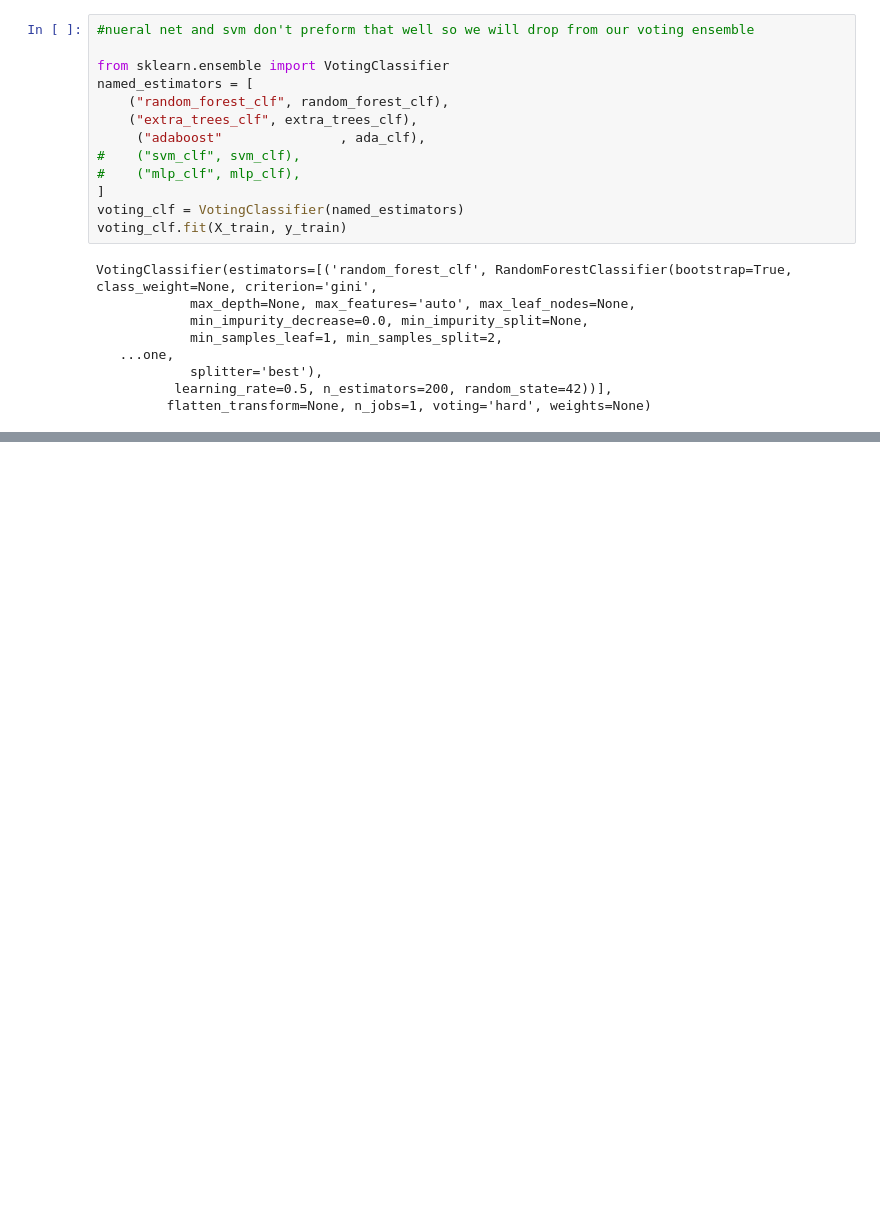
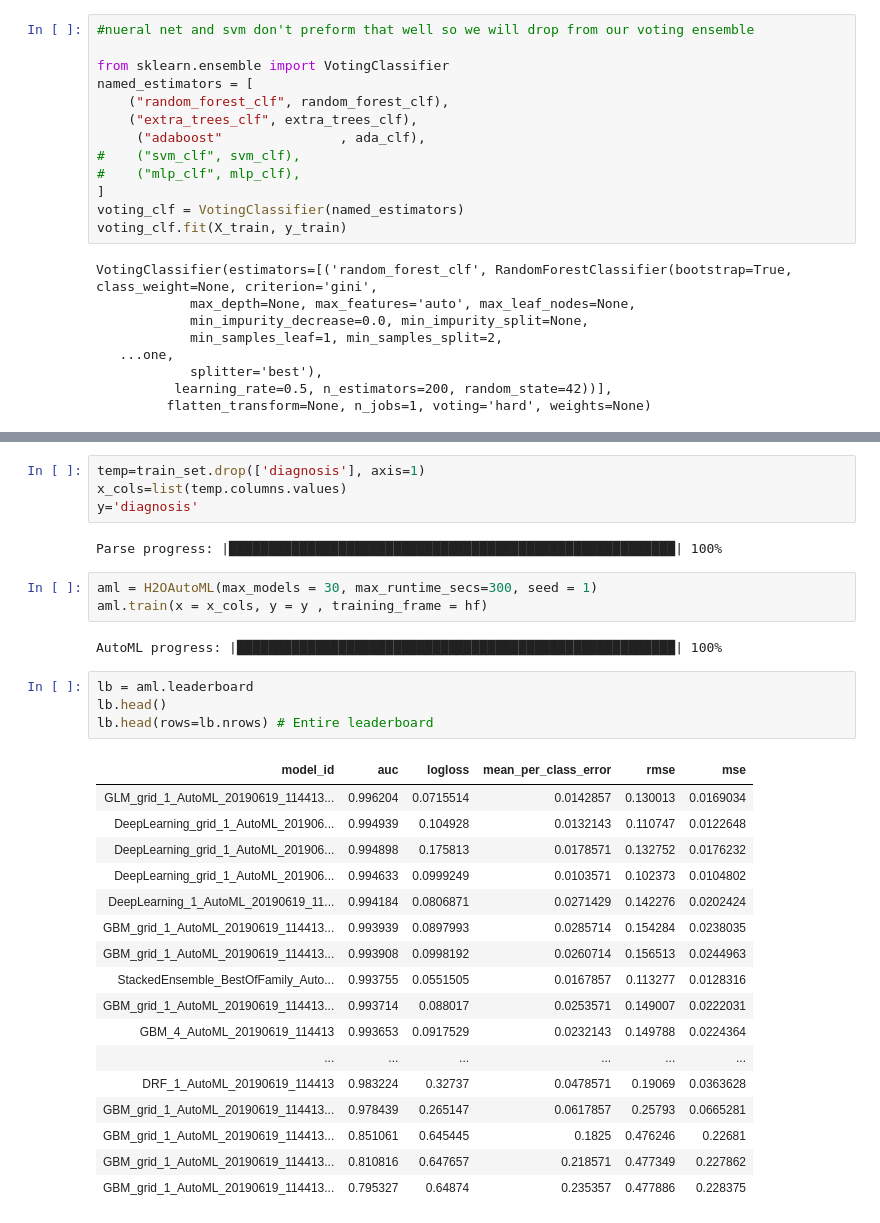
Before and after one commit to tommycon/Breast-Cancer-Prediction, a Jupyter notebook: Breast Cancer Prediction.ipynb, the cells around one changed output, grey strips where cells are left out. Saved outputs shown, nothing was run; the diff lists cells and outputs as text; blank space fills up the shorter version.

```diff
--- a/Breast Cancer Prediction.ipynb
+++ b/Breast Cancer Prediction.ipynb
@@ -385,0 +409,33 @@ array([[66,  0],
+# %%
+temp=train_set.drop(['diagnosis'], axis=1)
+x_cols=list(temp.columns.values)
+y='diagnosis'
+# %% [output]
+Parse progress: |█████████████████████████████████████████████████████████| 100%
+# %%
+aml = H2OAutoML(max_models = 30, max_runtime_secs=300, seed = 1)
+aml.train(x = x_cols, y = y , training_frame = hf)
+# %% [output]
+AutoML progress: |████████████████████████████████████████████████████████| 100%
+# %%
+lb = aml.leaderboard
+lb.head()
+lb.head(rows=lb.nrows) # Entire leaderboard
+# %% [output]
+| model_id | auc | logloss | mean_per_class_error | rmse | mse |
+| GLM_grid_1_AutoML_20190619_114413... | 0.996204 | 0.0715514 | 0.0142857 | 0.130013 | 0.0169034 |
+| DeepLearning_grid_1_AutoML_201906... | 0.994939 | 0.104928 | 0.0132143 | 0.110747 | 0.0122648 |
+| DeepLearning_grid_1_AutoML_201906... | 0.994898 | 0.175813 | 0.0178571 | 0.132752 | 0.0176232 |
+| DeepLearning_grid_1_AutoML_201906... | 0.994633 | 0.0999249 | 0.0103571 | 0.102373 | 0.0104802 |
+| DeepLearning_1_AutoML_20190619_11... | 0.994184 | 0.0806871 | 0.0271429 | 0.142276 | 0.0202424 |
+| GBM_grid_1_AutoML_20190619_114413... | 0.993939 | 0.0897993 | 0.0285714 | 0.154284 | 0.0238035 |
+| GBM_grid_1_AutoML_20190619_114413... | 0.993908 | 0.0998192 | 0.0260714 | 0.156513 | 0.0244963 |
+| StackedEnsemble_BestOfFamily_Auto... | 0.993755 | 0.0551505 | 0.0167857 | 0.113277 | 0.0128316 |
+| GBM_grid_1_AutoML_20190619_114413... | 0.993714 | 0.088017 | 0.0253571 | 0.149007 | 0.0222031 |
+| GBM_4_AutoML_20190619_114413 | 0.993653 | 0.0917529 | 0.0232143 | 0.149788 | 0.0224364 |
+| ... | ... | ... | ... | ... | ... |
+| DRF_1_AutoML_20190619_114413 | 0.983224 | 0.32737 | 0.0478571 | 0.19069 | 0.0363628 |
+| GBM_grid_1_AutoML_20190619_114413... | 0.978439 | 0.265147 | 0.0617857 | 0.25793 | 0.0665281 |
+| GBM_grid_1_AutoML_20190619_114413... | 0.851061 | 0.645445 | 0.1825 | 0.476246 | 0.22681 |
+| GBM_grid_1_AutoML_20190619_114413... | 0.810816 | 0.647657 | 0.218571 | 0.477349 | 0.227862 |
+| GBM_grid_1_AutoML_20190619_114413... | 0.795327 | 0.64874 | 0.235357 | 0.477886 | 0.228375 |
```
Also changed, not shown: parts of 26 cells of this notebook.
